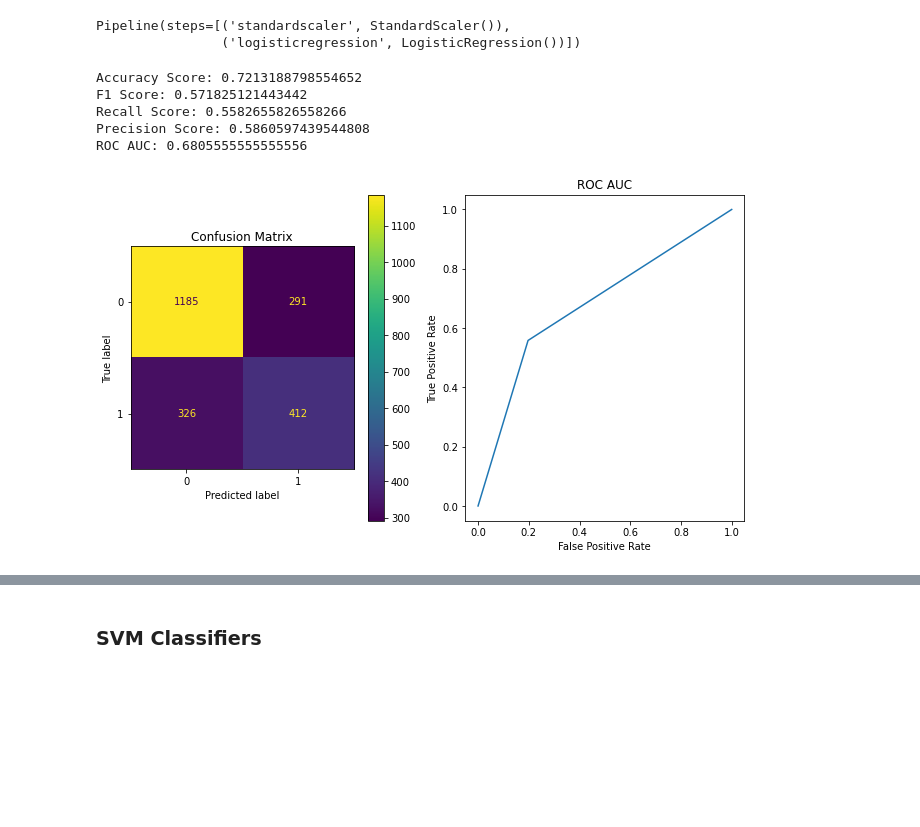
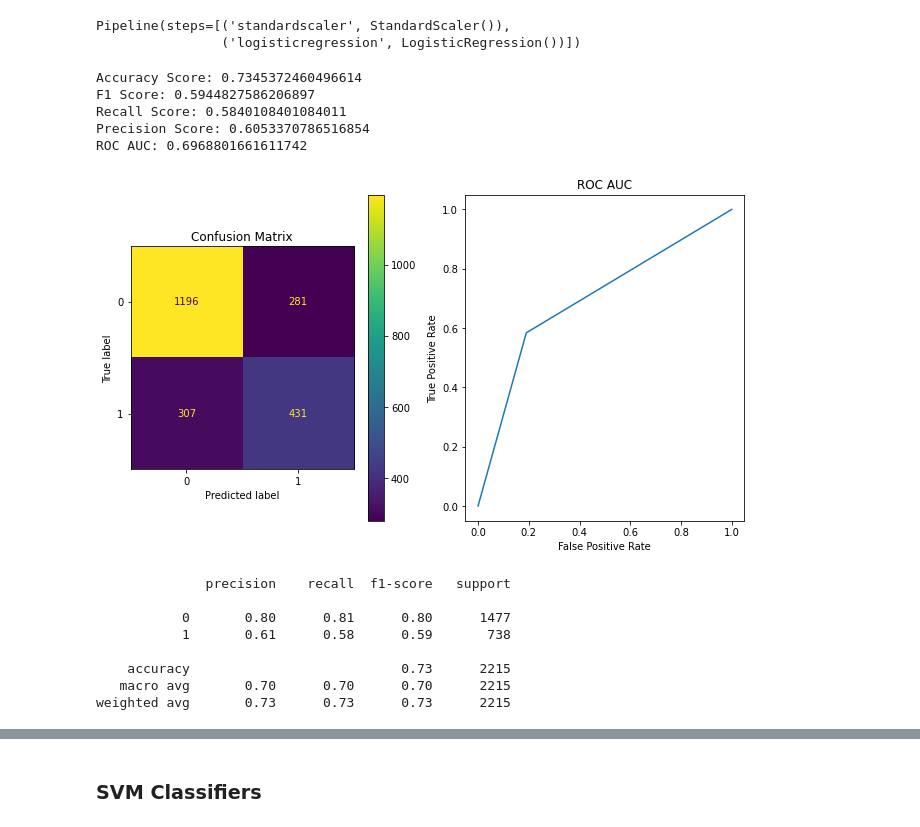
Before and after one commit to MohammadRouintan/Vehicle-Insurance-Claim-Fraud-Detection-Classification, a Jupyter notebook: VehicleInsuranceCLASSIFICATION.ipynb, the cells around one changed output, grey strips where cells are left out. Cells and saved outputs as stored; diff of their text form; code cells hidden in the pictures; blank space fills up the shorter version.

```diff
--- a/VehicleInsuranceCLASSIFICATION.ipynb
+++ b/VehicleInsuranceCLASSIFICATION.ipynb
@@ -276,8 +276,8 @@ Deprecated in NumPy 1.20; for more details and guidance: https://numpy.org/devdo
 # %% [markdown]
 ### Spliting Data
 # %%
-X = vic_temp.drop(columns='FraudFound_P')
-y = vic_temp['FraudFound_P']
+X = vic_temp.drop(columns='FraudFound_P').copy()
+y = vic_temp['FraudFound_P'].copy()
 # %%
 from sklearn.model_selection import train_test_split
 x_train, x_test, y_train, y_test = train_test_split(X, y, test_size=0.2, random_state=40, stratify=y)
@@ -476,4 +548,6 @@ ROC AUC: 0.5
 from imblearn.under_sampling import RandomUnderSampler
 # %%
 under_sampler = RandomUnderSampler(random_state=42, sampling_strategy=0.5)
-x_under, y_under = under_sampler.fit_resample(x_train, y_train)
+X_under, y_under = under_sampler.fit_resample(X, y)
+x_train, x_test, y_train, y_test = train_test_split(X_under, y_under, test_size=0.2, random_state=40, stratify=y_under)
+print(x_train.shape, x_test.shape, y_train.shape, y_test.shape)
@@ -482,19 +570,27 @@ x_under, y_under = under_sampler.fit_resample(x_train, y_train)
 # %%
 logistic_model = make_pipeline(StandardScaler(), LogisticRegression())
 # %%
-logistic_model.fit(x_under, y_under)
+logistic_model.fit(x_train, y_train)
 # %% [output]
 Pipeline(steps=[('standardscaler', StandardScaler()),
                 ('logisticregression', LogisticRegression())])
 # %%
-analysis_model_with_train('logistic_model_under', logistic_model, x_under, y_under)
+analysis_model_with_train('logistic_model_under', logistic_model, x_train, y_train)
 # %% [output]
-Accuracy Score: 0.7213188798554652
-F1 Score: 0.571825121443442
-Recall Score: 0.5582655826558266
-Precision Score: 0.5860597439544808
-ROC AUC: 0.6805555555555556
+Accuracy Score: 0.7345372460496614
+F1 Score: 0.5944827586206897
+Recall Score: 0.5840108401084011
+Precision Score: 0.6053370786516854
+ROC AUC: 0.6968801661611742
-[figure, old version]
+[figure, new version]
+              precision    recall  f1-score   support
+
+           0       0.80      0.81      0.80      1477
+           1       0.61      0.58      0.59       738
+
+    accuracy                           0.73      2215
+   macro avg       0.70      0.70      0.70      2215
+weighted avg       0.73      0.73      0.73      2215
 # %%
 analysis_model_with_test('logistic_model_under', logistic_model, x_test, y_test)
 # %% [output]
```
Also changed, not shown: parts of 106 cells of this notebook.
